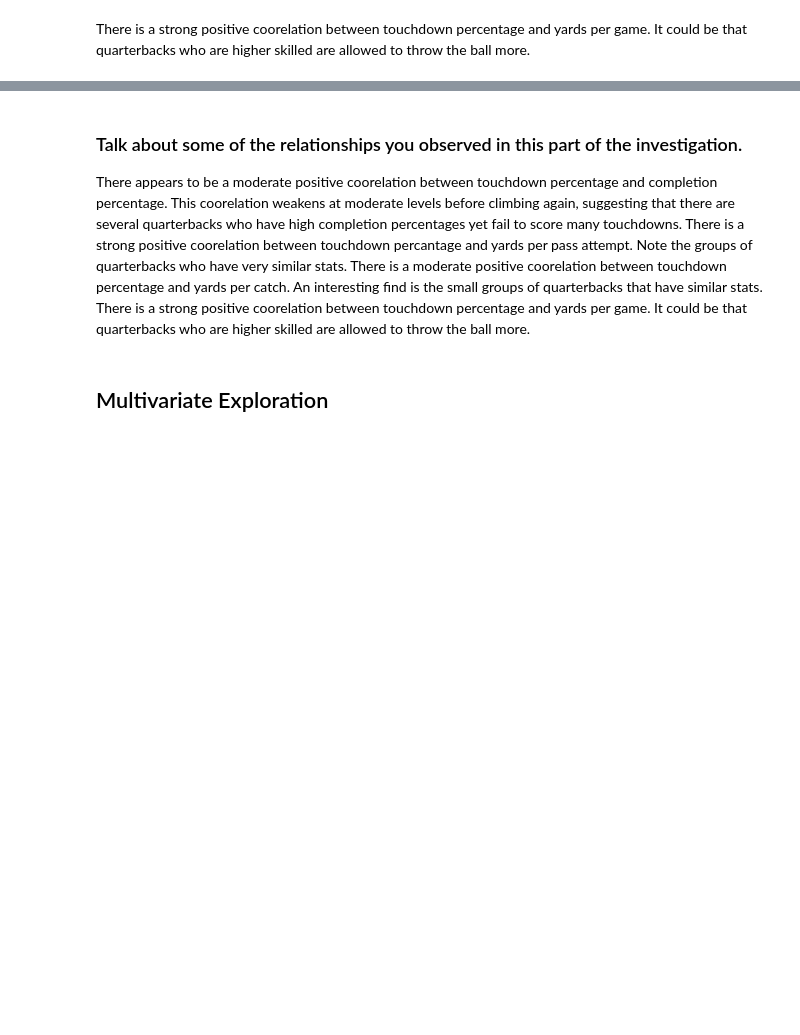
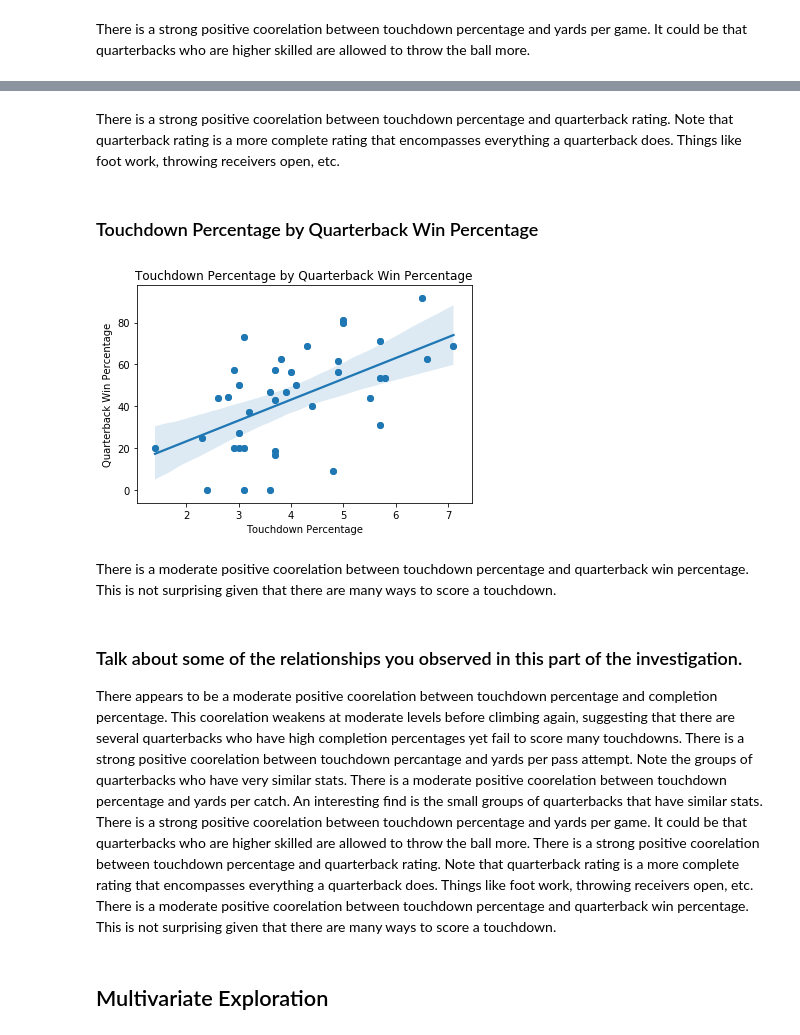
Before and after one commit to ChristopherSJames/Quarterback-Point-Analysis-2016, a Jupyter notebook: qb_point_analysis.ipynb, the cells around one changed output, grey strips where cells are left out. Cells and saved outputs as stored; diff of their text form; code cells hidden in the pictures; blank space fills up the shorter version.

```diff
--- a/qb_point_analysis.ipynb
+++ b/qb_point_analysis.ipynb
@@ -421,7 +432,22 @@ There is a strong positive coorelation between touchdown percentage and yards pe
+# %% [markdown]
+There is a strong positive coorelation between touchdown percentage and quarterback rating. Note that quarterback rating is a more complete rating that encompasses everything a quarterback does. Things like foot work, throwing receivers open, etc.
+# %% [markdown]
+### Touchdown Percentage by Quarterback Win Percentage
+# %%
+#Touchdown Percentage by Quarterback Win Percentage
+sb.regplot(df['TD%'], df['QBwin%'])
+plt.scatter(data = df, x = 'TD%', y = 'QBwin%')
+plt.title('Touchdown Percentage by Quarterback Win Percentage')
+plt.xlabel('Touchdown Percentage')
+plt.ylabel('Quarterback Win Percentage');
+# %% [output]
+[figure, added]
+# %% [markdown]
+There is a moderate positive coorelation between touchdown percentage and quarterback win percentage. This is not surprising given that there are many ways to score a touchdown.
 # %% [markdown]
 ### Talk about some of the relationships you observed in this part of the investigation.
 
-There appears to be a moderate positive coorelation between touchdown percentage and completion percentage. This coorelation weakens at moderate levels before climbing again, suggesting that there are several quarterbacks who have high completion percentages yet fail to score many touchdowns. There is a strong positive coorelation between touchdown percantage and yards per pass attempt. Note the groups of quarterbacks who have very similar stats. There is a moderate positive coorelation between touchdown percentage and yards per catch. An interesting find is the small groups of quarterbacks that have similar stats. There is a strong positive coorelation between touchdown percentage and yards per game. It could be that quarterbacks who are higher skilled are allowed to throw the ball more.
+There appears to be a moderate positive coorelation between touchdown percentage and completion percentage. This coorelation weakens at moderate levels before climbing again, suggesting that there are several quarterbacks who have high completion percentages yet fail to score many touchdowns. There is a strong positive coorelation between touchdown percantage and yards per pass attempt. Note the groups of quarterbacks who have very similar stats. There is a moderate positive coorelation between touchdown percentage and yards per catch. An interesting find is the small groups of quarterbacks that have similar stats. There is a strong positive coorelation between touchdown percentage and yards per game. It could be that quarterbacks who are higher skilled are allowed to throw the ball more. There is a strong positive coorelation between touchdown percentage and quarterback rating. Note that quarterback rating is a more complete rating that encompasses everything a quarterback does. Things like foot work, throwing receivers open, etc. There is a moderate positive coorelation between touchdown percentage and quarterback win percentage. This is not surprising given that there are many ways to score a touchdown.
 # %% [markdown]
 ## Multivariate Exploration
 # %%
```
Also changed, not shown: parts of 5 cells of this notebook.
